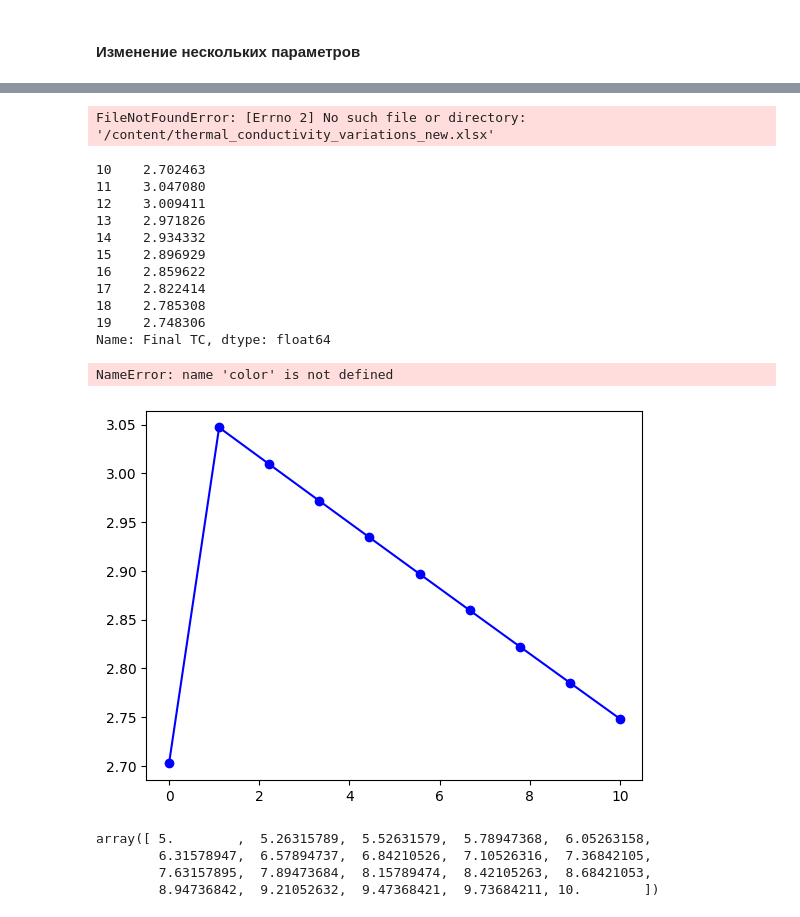
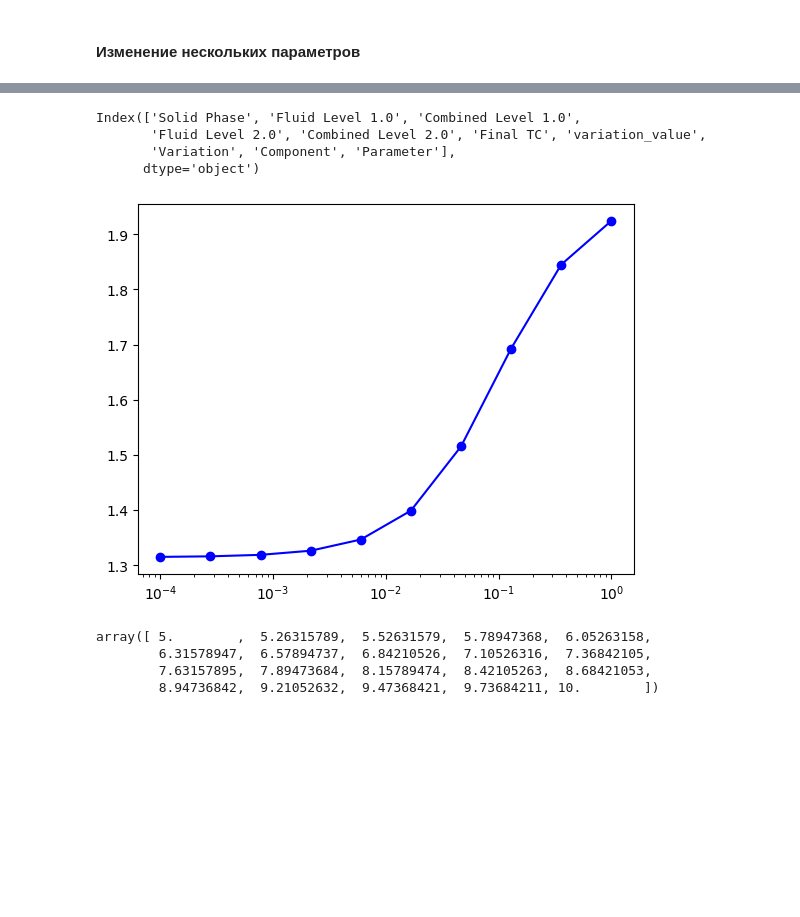
Before and after one commit to MariiaKalinina/RPM, a Jupyter notebook: RPM_FRAMEWORK.ipynb, the cells around one changed output, grey strips where cells are left out. Saved outputs shown, nothing was run; the diff lists cells and outputs as text; code cells hidden in the pictures; blank space fills up the shorter version.

```diff
--- a/RPM_FRAMEWORK.ipynb
+++ b/RPM_FRAMEWORK.ipynb
@@ -1764,34 +1779,30 @@ NameError: name 'calculate_multiple_variations' is not defined
 # %%
-results_df = pd.read_excel('/content/thermal_conductivity_variations_new.xlsx')
-results_df
+results_df = pd.read_excel('thermal_conductivity_variations.xlsx',
+                           sheet_name='Cracks_Aspect Ratio')
+
+# sheets = results_df.sheet_names
+# sheets
+
+results_df.columns
 # %% [output]
-FileNotFoundError: [Errno 2] No such file or directory: '/content/thermal_conductivity_variations_new.xlsx'
+Index(['Solid Phase', 'Fluid Level 1.0', 'Combined Level 1.0',
+       'Fluid Level 2.0', 'Combined Level 2.0', 'Final TC', 'variation_value',
+       'Variation', 'Component', 'Parameter'],
+      dtype='object')
 # %%
-# Фильтруем данные для Aspect Ratio и Volume/Porosity
-aspect_ratio_data = results_df[results_df['Variation_Parameter'] == 'Aspect Ratio']
-porosity_data = results_df[results_df['Variation_Parameter'] == 'Volume/Porosity']
+# # Фильтруем данные для Aspect Ratio и Volume/Porosity
+# aspect_ratio_data = results_df[results_df['Variation'] == 'Aspect Ratio']
+# # porosity_data = results_df[results_df['Variation'] == 'Volume/Porosity']
 
-print(porosity_data['Final TC'])
+
 
 # График для Aspect Ratio (логарифмическая шкала X)
-plt.plot(porosity_data['variation_value'],
-            porosity_data['Final TC'],
+plt.plot(results_df['variation_value'],
+            results_df['Final TC'],
             'o-', color='blue', label='Aspect Ratio Variation')
-plt.tick_params(axis='y', labelcolor=color)
+plt.xscale('log')
 # %% [output]
-10    2.702463
-11    3.047080
-12    3.009411
-13    2.971826
-14    2.934332
-15    2.896929
-16    2.859622
-17    2.822414
-18    2.785308
-19    2.748306
-Name: Final TC, dtype: float64
-NameError: name 'color' is not defined
-[figure, old version]
+[figure, new version]
 # %%
 quartz_cond
 # %% [output]
```
Also changed, not shown: parts of 1 cell of this notebook.
